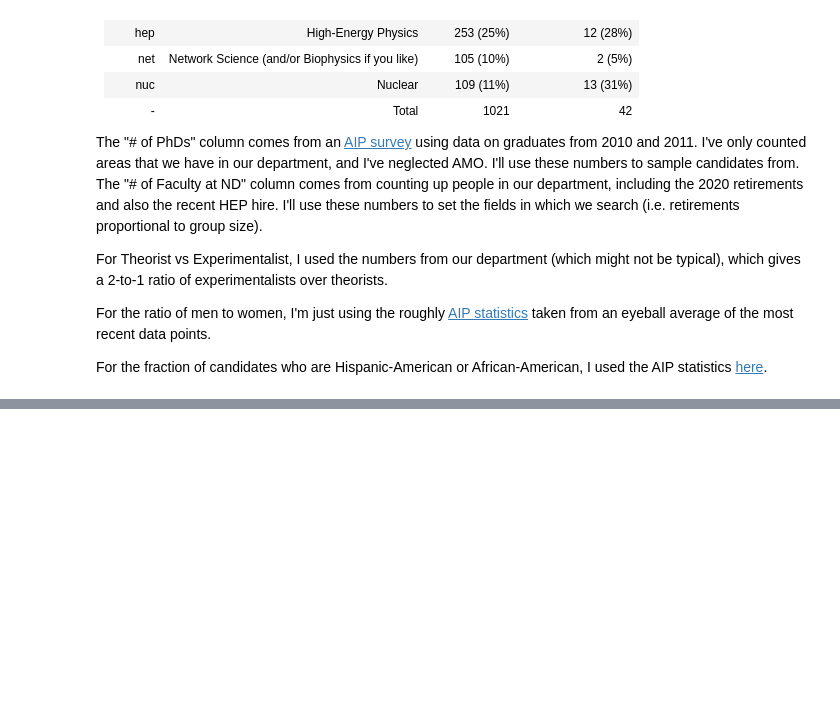
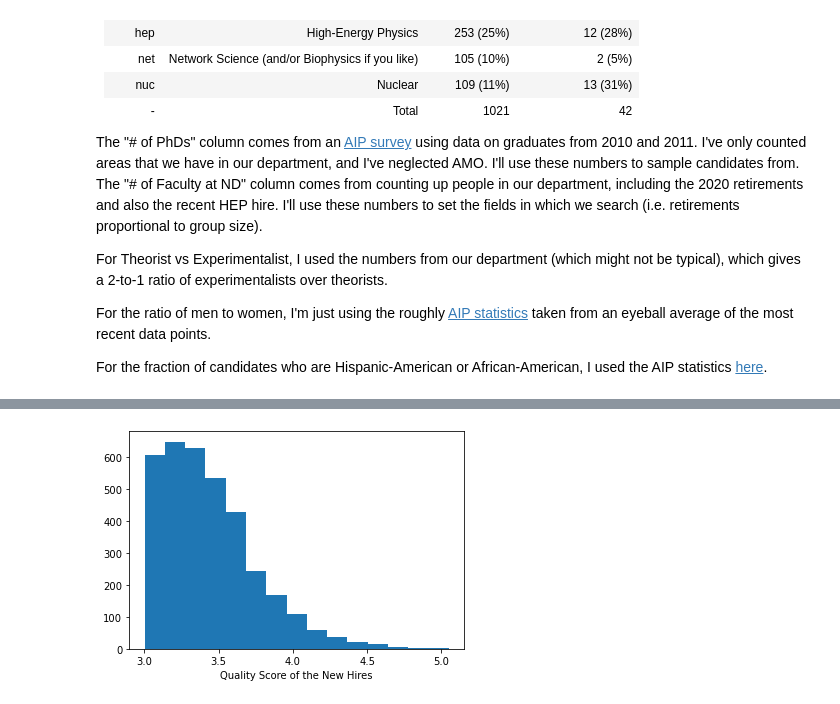
Before and after one commit to klannon/faculty_hiring, a Jupyter notebook: notebooks/department.ipynb, the cells around one changed output, grey strips where cells are left out. Drawn from its saved outputs; the diff is of its cells as text; code cells hidden in the pictures; blank space fills up the shorter version.

Commit message:
Looking at search strategies in the context of multiple years of hiring in a department.  Closes #6

```diff
--- a/notebooks/department.ipynb
+++ b/notebooks/department.ipynb
@@ -82,0 +97,80 @@ CMP-EX:   3
+# %%
+from faculty_hiring import strategy
+import matplotlib.pyplot as plt
+import pandas as pd
+import seaborn as sns
+
+
+# Parameters of this study
+years = 30 # The number of years to run searches for one trial
+n_trials = 100 # The number of times to run the "years" string of searches
+
+# Keep some summary statistics
+hire_quality_targeted = []
+hire_gender = Counter()
+hire_URM = Counter()
+line_number = []
+line_field = []
+line_mode = []
+line_year = []
+
+for i in range(n_trials):
+    # Make a new department.  Note, arguments here are defined above.
+    dep = fm.Department(pop, total_lines, open_lines)
+
+    for year in range(years):
+        # Start a search cycle by advancing the department by one year.
+        dep.next_year()
+
+        # Let's decide how many searches to run
+        searches = Counter(dep.unfilled_lines)  #We're making a copy so we don't accidentally modify it.
+
+        # Place some caps depending on research area.  Yes, I know this isn't very elegant.
+        if searches['AST-EX'] > 2:
+            searches['AST-EX'] = 2
+        if searches['BIO-EX'] > 1:
+            searches['BIO-EX'] = 1
+        if searches['CMP-EX'] > 1:
+            searches['CMP-EX'] = 1
+        if searches['HEP-EX'] > 2:
+            searches['HEP-EX'] = 2
+        if searches['NUC-EX'] > 2:
+            searches['NUC-EX'] = 2
+
+        # Generate our search list
+        search_list = list(searches.elements())
+
+        for s in search_list:
+            n_cands = np.random.poisson(300)
+            p = pop.generate_population(n_cands)
+            new_hire = strategy.pick_best(pop.record_type, p, {'field':s}, threshold=3.0)
+            if new_hire != None:
+                dep.add_faculty(new_hire)
+                hire_quality_targeted.append(new_hire.quality)
+                hire_gender[new_hire.gender]+=1
+                hire_URM[new_hire.URM]+=1
+
+        filled_lines = dep.lines - dep.unfilled_lines
+        for f in filled_lines.keys():
+            field, mode = f.split('-')
+            line_number.append(filled_lines[f])
+            line_field.append(field)
+            line_mode.append(mode)
+            line_year.append(year)
+        unfilled = sum(dep.unfilled_lines.values())
+        line_number.append(unfilled)
+        line_field.append('Open')
+        line_year.append(year)
+        line_mode.append('Open')
+
+hire_quality_targeted = np.array(hire_quality_targeted)
+print('Average quality: {:.2}'.format(np.mean(hire_quality_targeted)))
+print('Fraction of new hires that are female: {:.1f}%'.format(100*hire_gender['F']/sum(hire_gender.values())))
+print('Fraction of new hires that are URM: {:.1f}%'.format(100*hire_URM['Y']/sum(hire_URM.values())))
+
+plt.hist(hire_quality_targeted,15)
+plt.xlabel('Quality Score of the New Hires')
+
+df = pd.DataFrame({'year':line_year, 'field':line_field, 'mode':line_mode, 'lines':line_number})
+sns.relplot(x='year', y='lines', data=df, kind='line', hue='field', style='mode',ci="sd");
+# %% [output]
@@ -82,0 +180 @@ CMP-EX:   3
+[figure, added]
```
Also changed, not shown: parts of 13 cells of this notebook, 2 other files.
